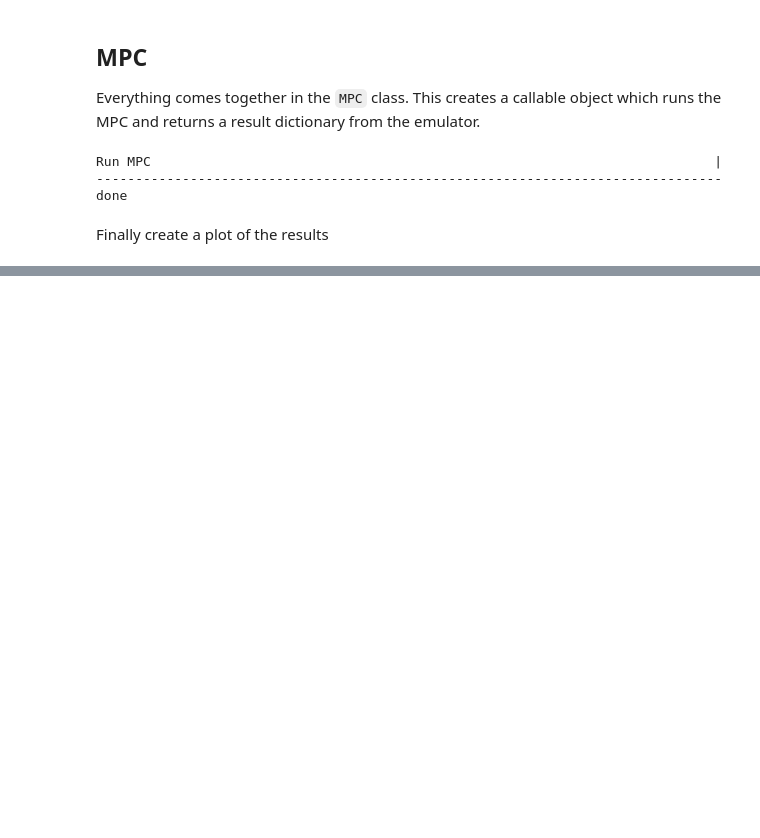
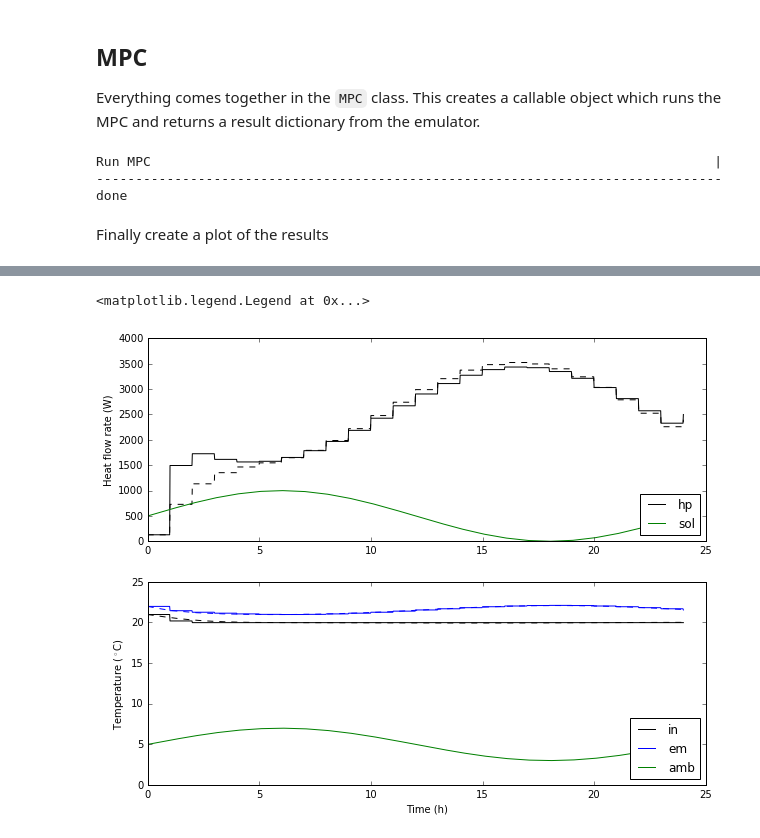
Before and after one commit to BrechtBa/mpcpy, a Jupyter notebook: examples/example.ipynb, the cells around one changed output, grey strips where cells are left out. Saved outputs shown, nothing was run; the diff lists cells and outputs as text; code cells hidden in the pictures; blank space fills up the shorter version.

```diff
--- a/examples/example.ipynb
+++ b/examples/example.ipynb
@@ -344,0 +448,21 @@ plt.legend(loc='lower right')
+# %%
+plt.figure(figsize=(10,8))
+ax = plt.subplot(211)
+ax.plot(def_res['time']/3600,def_res['Q_flow_hp'],'k',label='hp')
+ax.plot(res['time']/3600,res['Q_flow_hp'],'k--')
+ax.plot(def_res['time']/3600,def_res['Q_flow_so'],'g',label='sol')
+ax.set_ylabel('Heat flow rate (W)')
+plt.legend(loc='lower right')
+
+ax = plt.subplot(212)
+ax.plot(def_res['time']/3600,def_res['T_in']-273.17,'k',label='in')
+ax.plot(def_res['time']/3600,def_res['T_em']-273.17,'b',label='em')
+ax.plot(def_res['time']/3600,def_res['T_am']-273.17,'g',label='amb')
+ax.plot(res['time']/3600,res['T_in']-273.17,'k--')
+ax.plot(res['time']/3600,res['T_em']-273.17,'b--')
+ax.set_ylabel('Temperature ($^\circ$C)')
+ax.set_xlabel('Time (h)')
+plt.legend(loc='lower right')
+# %% [output]
+<matplotlib.legend.Legend at 0x...>
+[figure, added]
```
Also changed, not shown: parts of 20 cells of this notebook, 3 other files.
